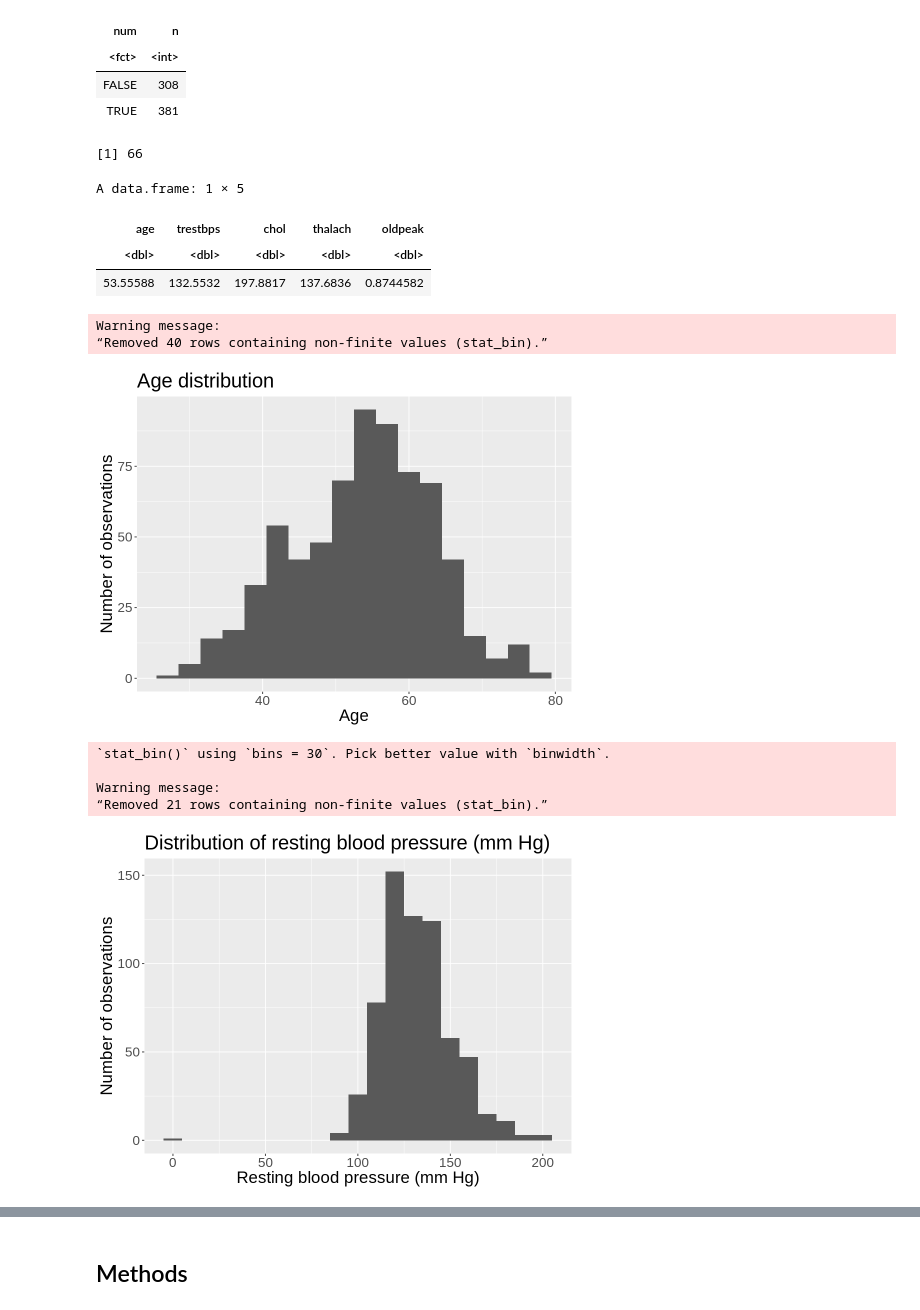
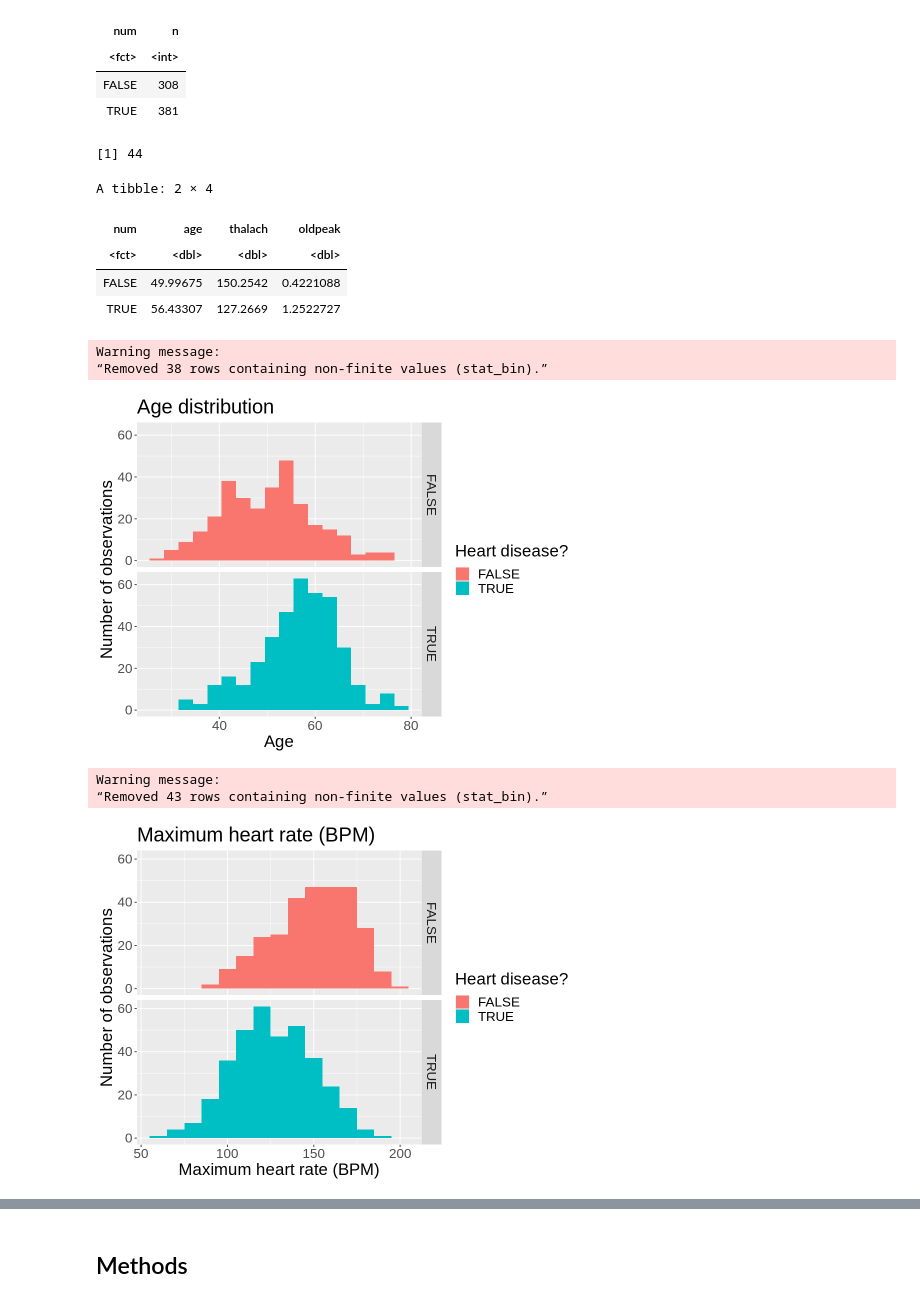
Before and after one commit to EdwardJXLi/DSCI-100-group-project, a Jupyter notebook: project.ipynb, the cells around one changed output, grey strips where cells are left out. Drawn from its saved outputs; the diff is of its cells as text; code cells hidden in the pictures.

Commit message:
Added better visualizations and small blurb

```diff
--- a/project.ipynb
+++ b/project.ipynb
@@ -167,10 +167,10 @@ A data.frame: 920 × 15
 | 62 | male | atypical angina | 120 | 254 | FALSE | hypertrophy | 93 | TRUE | 0 | NA | NA | ... |
 # %%
 set.seed(1000)
-#Select only numerical variables
+#Select only predictor variables
 heart_num <- heart_data |>
-    select(age, trestbps, chol, thalach, oldpeak, num)
-#Split into 75% train and 25% test
+    select(age, thalach, oldpeak, num)
+#Split into 75% training and 25% testing
 heart_split <- initial_split(heart_num, prop=0.75, strata = num)
 heart_training <- training(heart_split)
 heart_testing <- testing(heart_split)
@@ -202,64 +202,53 @@ A tibble: 2 × 2
 # %%
 # Number of observations with missing data
 num_na <- heart_training |>
-    filter(is.na(trestbps) | is.na(chol) | is.na(thalach) | is.na(oldpeak))|>
+    filter(is.na(thalach) | is.na(oldpeak))|>
     nrow()
 num_na
 # %% [output]
-[1] 66
+[1] 44
 # %%
-# Average value of each predictor
+# Average values table of each predictor
 var_means <- heart_training |>
+    group_by(num)|>
     summarize(across(age:oldpeak, mean, na.rm=TRUE))
 var_means
 # %% [output]
-A data.frame: 1 × 5
+A tibble: 2 × 4
-| age | trestbps | chol | thalach | oldpeak |
-| <dbl> | <dbl> | <dbl> | <dbl> | <dbl> |
-| 53.55588 | 132.5532 | 197.8817 | 137.6836 | 0.8744582 |
+| num | age | thalach | oldpeak |
+| <fct> | <dbl> | <dbl> | <dbl> |
+| FALSE | 49.99675 | 150.2542 | 0.4221088 |
+| TRUE | 56.43307 | 127.2669 | 1.2522727 |
 # %%
 options(repr.plot.width = 8, repr.plot.height = 6)
 # Distributions of predictor variables
-age_dist <- ggplot(heart_training, aes(x=age)) +
+age_dist <- ggplot(heart_training, aes(x=age, fill=num)) +
     geom_histogram(binwidth=3)+
-    labs(x="Age", y="Number of observations")+
+    labs(x="Age", y="Number of observations",fill="Heart disease?")+
+    facet_grid(rows=vars(num))+
     theme(text=element_text(size=20))+
     ggtitle("Age distribution")
 age_dist
 
-trestbps_plot <- ggplot(heart_training, aes(x=trestbps)) +
+thalach_plot <- ggplot(heart_training, aes(x=thalach,fill=num)) +
     geom_histogram(binwidth=10)+
-    labs(x="Resting blood pressure (mm Hg)", y="Number of observations")+
-    theme(text=element_text(size=20))+
-    ggtitle("Distribution of resting blood pressure (mm Hg)")
-trestbps_plot
-
-chol_plot <- ggplot(heart_training, aes(x=chol)) +
-    geom_histogram()+
-    labs(x="Serum cholesterol (mg/dl)", y="Number of observations")+
-    theme(text=element_text(size=20))+
-    ggtitle("Distribution of serum cholesterol (mg/dl)")
-chol_plot
-
-thalach_plot <- ggplot(heart_training, aes(x=thalach)) +
-    geom_histogram(binwidth=10)+
-    labs(x="Maximum heart rate (BPM)", y="Number of observations")+
+    labs(x="Maximum heart rate (BPM)", y="Number of observations",fill="Heart disease?")+
+    facet_grid(rows=vars(num))+
     theme(text=element_text(size=20))+
     ggtitle("Maximum heart rate (BPM)")
 thalach_plot
 
-oldpeak_plot <- ggplot(heart_training, aes(x=oldpeak)) +
+oldpeak_plot <- ggplot(heart_training, aes(x=oldpeak,fill=num)) +
     geom_histogram(binwidth=0.5)+
-    labs(x="ST depression from exercise", y="Number of observations")+
+    labs(x="ST depression from exercise", y="Number of observations",fill="Heart disease?")+
+    facet_grid(rows=vars(num))+
     theme(text=element_text(size=20))+
     ggtitle("Distribution of ST depression")
 oldpeak_plot
 # %% [output]
 Warning message:
-“Removed 40 rows containing non-finite values (stat_bin).”
+“Removed 38 rows containing non-finite values (stat_bin).”
-[figure, old version]
+[figure, new version]
-`stat_bin()` using `bins = 30`. Pick better value with `binwidth`.
-
 Warning message:
-“Removed 21 rows containing non-finite values (stat_bin).”
+“Removed 43 rows containing non-finite values (stat_bin).”
-[figure, old version]
+[figure, new version]
```
Also changed, not shown: parts of 5 cells of this notebook.
